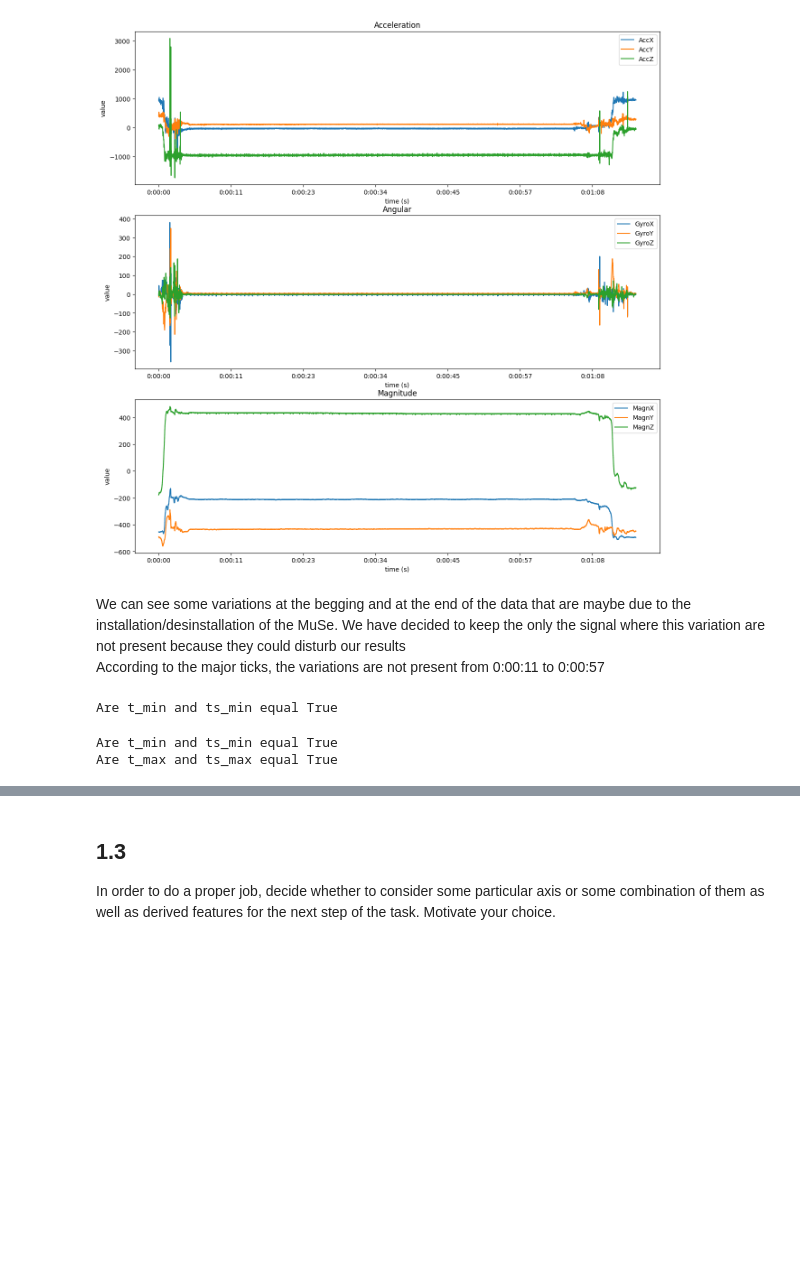
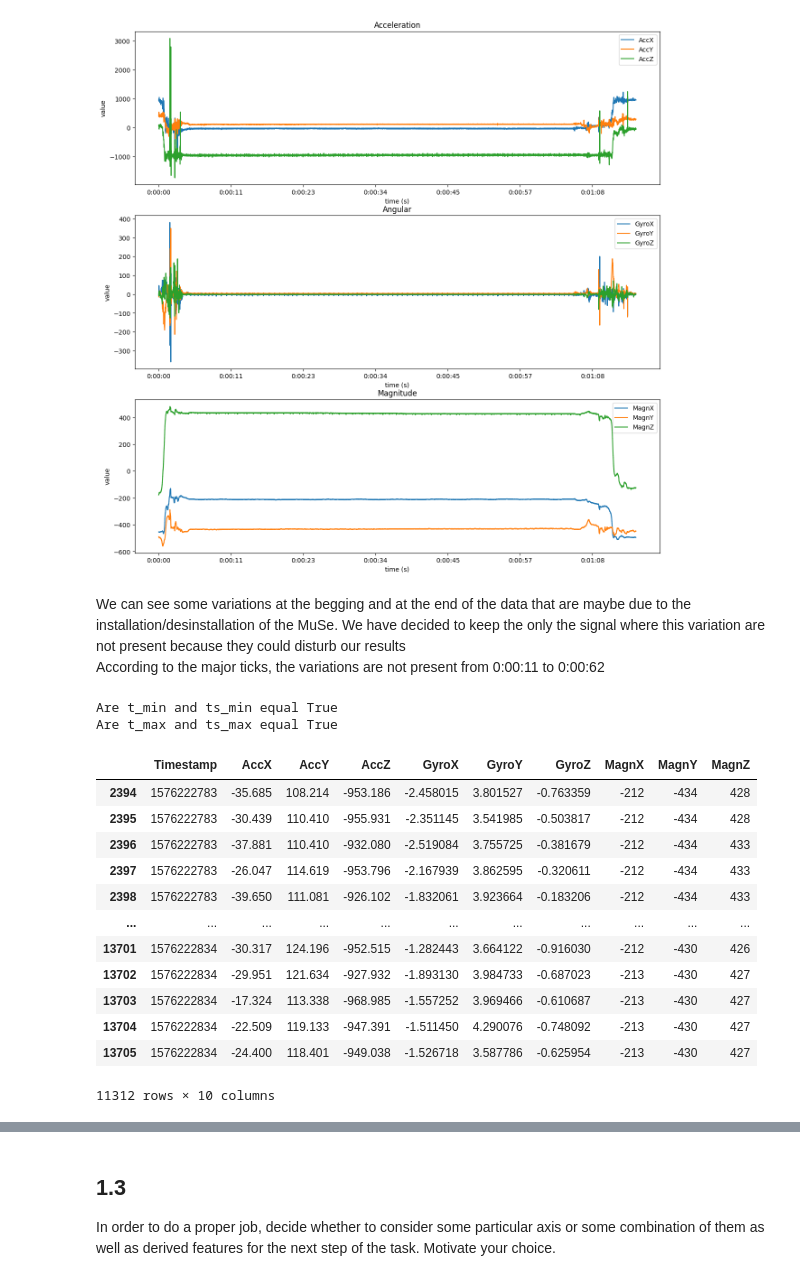
Before and after one commit to anaisbattut/ProjectHEART, a Jupyter notebook: Project.ipynb, the cells around one changed output, grey strips where cells are left out. Cells and saved outputs as stored; diff of their text form; code cells hidden in the pictures; blank space fills up the shorter version.

```diff
--- a/Project.ipynb
+++ b/Project.ipynb
@@ -225,26 +225,38 @@ Total acquisition time : 75.0 s
 [figure]
 # %% [markdown]
 We can see some variations at the begging and at the end of the data that are maybe due to the installation/desinstallation of the MuSe. We have decided to keep the only the signal where this variation are not present because they could disturb our results
-According to the major ticks, the variations are not present from 0:00:11 to 0:00:57
+According to the major ticks, the variations are not present from 0:00:11 to 0:00:62
 # %%
-#Let's find the index for the time 0:00:11 and 0:00:57
+#Let's find the index for the time 0:00:11 and 0:00:62
 t_search_min = t_min + timedelta(seconds=11)
-t_search_max = t_max + timedelta(seconds=57)
+t_search_max = t_min + timedelta(seconds=62)
 
 #From datetime -> to timestamp
 ts_min = datetime.timestamp(t_search_min)
 ts_max = datetime.timestamp(t_search_max)
-# %% [output]
-Are t_min and ts_min equal True
 # %%
 #We reduce the data
-data = data[(data["Timestamp"] >= ts_min) & (data["Timestamp"] <= ts_max)]
+data_r = data[(data["Timestamp"] >= ts_min) & (data["Timestamp"] <= ts_max)]
 #we check if the data start at the right time
-t_min = data['Timestamp'].min()
-t_max = data['Timestamp'].max()
+t_min = data_r['Timestamp'].min()
+t_max = data_r['Timestamp'].max()
 print("Are t_min and ts_min equal", np.allclose(ts_min, t_min))
 print("Are t_max and ts_max equal", np.allclose(ts_max, t_max))
+data_r
 # %% [output]
 Are t_min and ts_min equal True
 Are t_max and ts_max equal True
+|  | Timestamp | AccX | AccY | AccZ | GyroX | GyroY | GyroZ | MagnX | MagnY | MagnZ |
+| 2394 | 1576222783 | -35.685 | 108.214 | -953.186 | -2.458015 | 3.801527 | -0.763359 | -212 | -434 | 428 |
+| 2395 | 1576222783 | -30.439 | 110.410 | -955.931 | -2.351145 | 3.541985 | -0.503817 | -212 | -434 | 428 |
+| 2396 | 1576222783 | -37.881 | 110.410 | -932.080 | -2.519084 | 3.755725 | -0.381679 | -212 | -434 | 433 |
+| 2397 | 1576222783 | -26.047 | 114.619 | -953.796 | -2.167939 | 3.862595 | -0.320611 | -212 | -434 | 433 |
+| 2398 | 1576222783 | -39.650 | 111.081 | -926.102 | -1.832061 | 3.923664 | -0.183206 | -212 | -434 | 433 |
+| ... | ... | ... | ... | ... | ... | ... | ... | ... | ... | ... |
+| 13701 | 1576222834 | -30.317 | 124.196 | -952.515 | -1.282443 | 3.664122 | -0.916030 | -212 | -430 | 426 |
+| 13702 | 1576222834 | -29.951 | 121.634 | -927.932 | -1.893130 | 3.984733 | -0.687023 | -213 | -430 | 427 |
+| 13703 | 1576222834 | -17.324 | 113.338 | -968.985 | -1.557252 | 3.969466 | -0.610687 | -213 | -430 | 427 |
+| 13704 | 1576222834 | -22.509 | 119.133 | -947.391 | -1.511450 | 4.290076 | -0.748092 | -213 | -430 | 427 |
+| 13705 | 1576222834 | -24.400 | 118.401 | -949.038 | -1.526718 | 3.587786 | -0.625954 | -213 | -430 | 427 |
+11312 rows × 10 columns
 # %%
```
Also changed, not shown: parts of 4 cells of this notebook.
